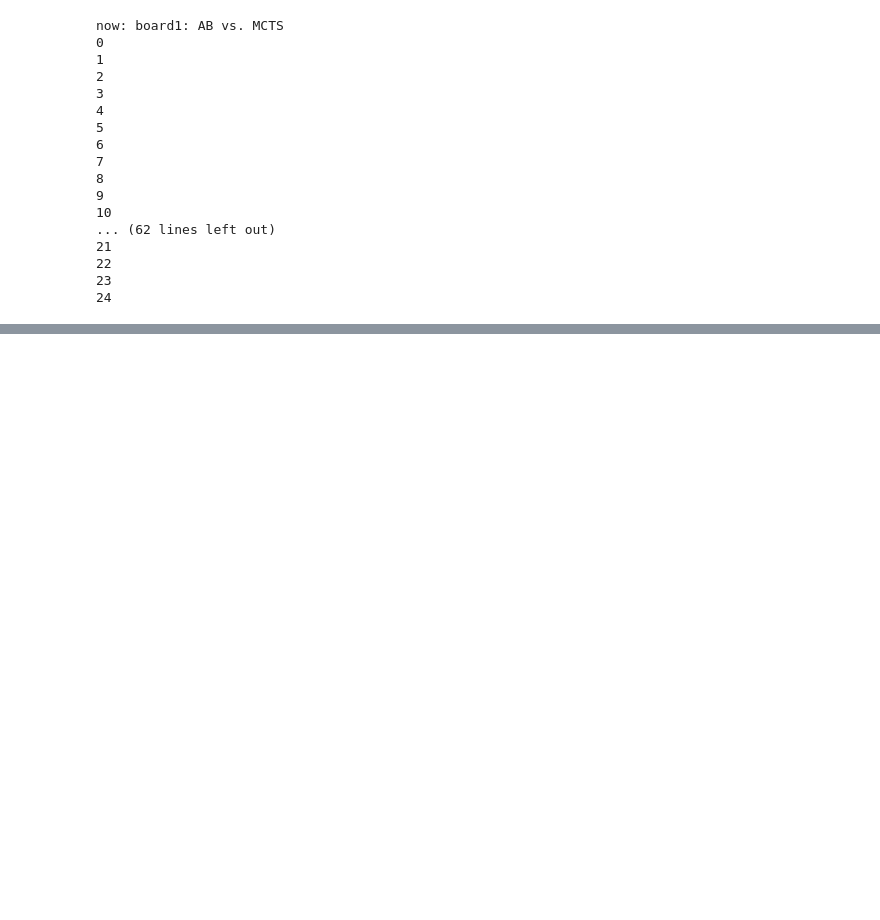
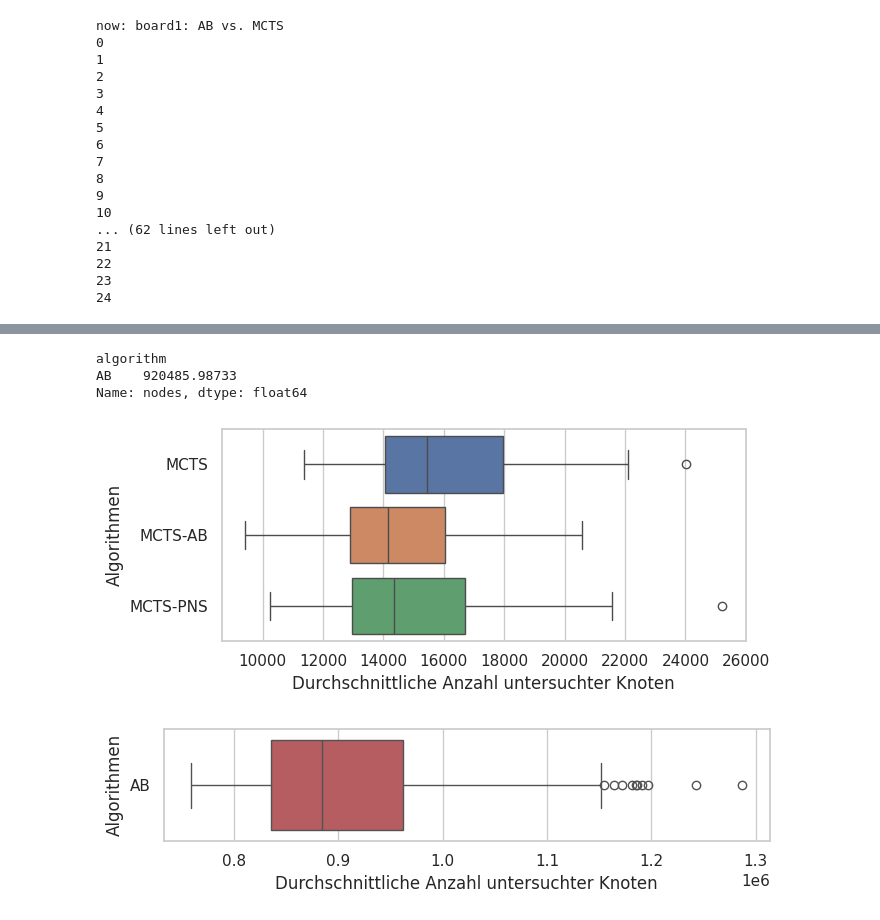
Before and after one commit to l3yd/bachelorarbeit, a Jupyter notebook: experiments.ipynb, the cells around one changed output, grey strips where cells are left out. Cells and saved outputs as stored; diff of their text form; code cells hidden in the pictures; blank space fills up the shorter version.

```diff
--- a/experiments.ipynb
+++ b/experiments.ipynb
@@ -1273,0 +1363,44 @@ MCTS-PNS     0.40  0.311127
+# %%
+# Results auswerten und plotten der untersuchten Knoten
+
+df_1 = pd.read_csv('data/round_robin_position_1.csv')
+df_2 = pd.read_csv('data/round_robin_position_1_MCTS-AB.csv')
+
+df = pd.concat([df_1,df_2])
+
+nodes_combined = pd.concat([
+    df[['player1', 'player1_avg_n_nodes']].rename(columns={'player1': 'algorithm', 'player1_avg_n_nodes': 'nodes'}),
+    df[['player2', 'player2_avg_n_nodes']].rename(columns={'player2': 'algorithm', 'player2_avg_n_nodes': 'nodes'})
+])
+
+nodes_ab_only = nodes_combined[nodes_combined['algorithm'] == 'AB']
+avg_nodes = nodes_ab_only.groupby('algorithm')['nodes'].mean()
+print(avg_nodes)
+
+
+nodes_combined = nodes_combined[nodes_combined['algorithm'] != 'AB']
+
+# Verteilung vorbereiten
+
+sns.set_theme(style="whitegrid")
+plt.figure(figsize=(7,3))
+sns.boxplot(data=nodes_combined, x='nodes', y='algorithm', orient='h', hue='algorithm')
+plt.xlabel('Durchschnittliche Anzahl untersuchter Knoten')
+plt.ylabel('Algorithmen')
+plt.tight_layout()
+plt.show()
+
+# Verteilung vorbereiten
+
+plt.figure(figsize=(7,2))
+sns.boxplot(data=nodes_ab_only, x='nodes', y='algorithm', orient='h',color=sns.color_palette("deep")[3])
+plt.xlabel('Durchschnittliche Anzahl untersuchter Knoten')
+plt.ylabel('Algorithmen')
+plt.tight_layout()
+plt.show()
+# %% [output]
+algorithm
+AB    920485.98733
+Name: nodes, dtype: float64
+[figure, added]
+[figure, added]
```
Also changed, not shown: parts of 5 cells of this notebook.
